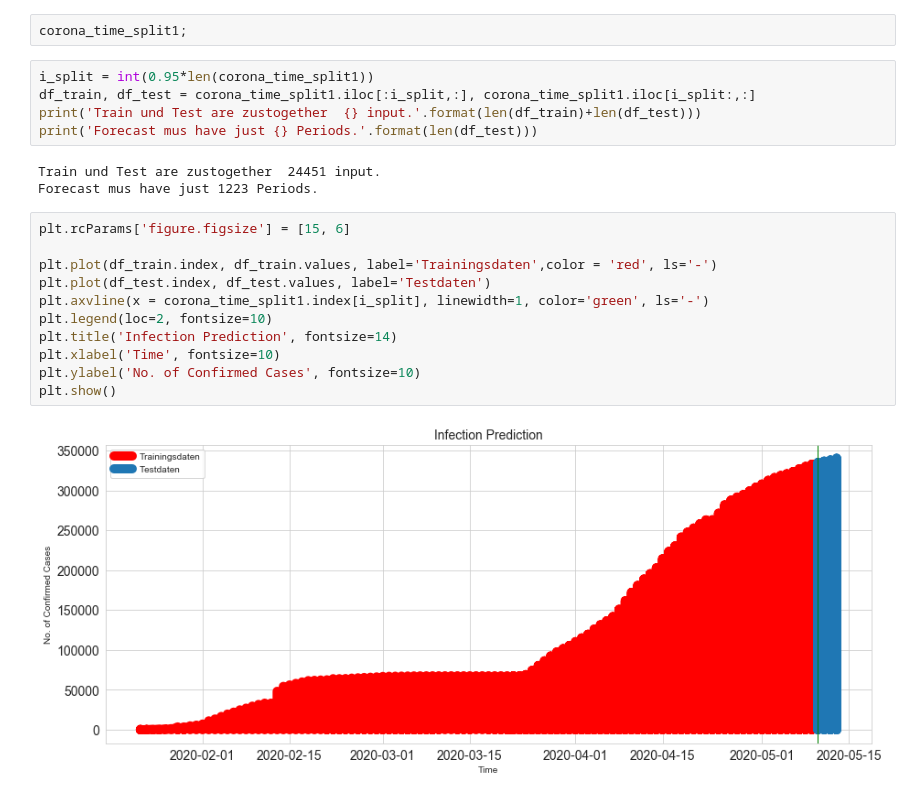
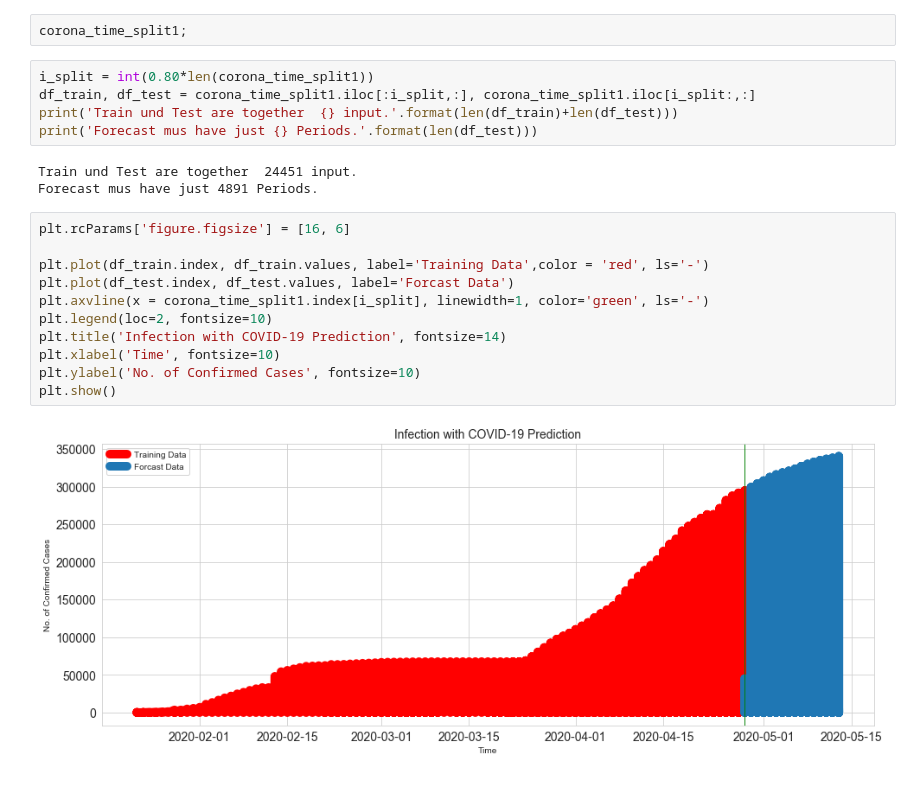
Before and after one commit to Hoda-MA/My-Projects, a Jupyter notebook: Corona-COVID19/Corona.ipynb, the cells around one changed output. Drawn from its saved outputs; the diff is of its cells as text.

```diff
--- a/Corona-COVID19/Corona.ipynb
+++ b/Corona-COVID19/Corona.ipynb
@@ -515,23 +515,23 @@ corona_time_split1=corona_time_split.drop(['Deaths', 'Recovered'], axis=1)
 # %%
 corona_time_split1;
 # %%
-i_split = int(0.95*len(corona_time_split1))
+i_split = int(0.80*len(corona_time_split1))
 df_train, df_test = corona_time_split1.iloc[:i_split,:], corona_time_split1.iloc[i_split:,:]
-print('Train und Test are zustogether  {} input.'.format(len(df_train)+len(df_test)))
+print('Train und Test are together  {} input.'.format(len(df_train)+len(df_test)))
 print('Forecast mus have just {} Periods.'.format(len(df_test)))
 # %% [output]
-Train und Test are zustogether  24451 input.
-Forecast mus have just 1223 Periods.
+Train und Test are together  24451 input.
+Forecast mus have just 4891 Periods.
 # %%
-plt.rcParams['figure.figsize'] = [15, 6]
+plt.rcParams['figure.figsize'] = [16, 6]
 
-plt.plot(df_train.index, df_train.values, label='Trainingsdaten',color = 'red', ls='-')
-plt.plot(df_test.index, df_test.values, label='Testdaten')
+plt.plot(df_train.index, df_train.values, label='Training Data',color = 'red', ls='-')
+plt.plot(df_test.index, df_test.values, label='Forcast Data')
 plt.axvline(x = corona_time_split1.index[i_split], linewidth=1, color='green', ls='-')
 plt.legend(loc=2, fontsize=10)
-plt.title('Infection Prediction', fontsize=14)
+plt.title('Infection with COVID-19 Prediction', fontsize=14)
 plt.xlabel('Time', fontsize=10)
 plt.ylabel('No. of Confirmed Cases', fontsize=10)
 plt.show()
 # %% [output]
-[figure, old version]
+[figure, new version]
```
